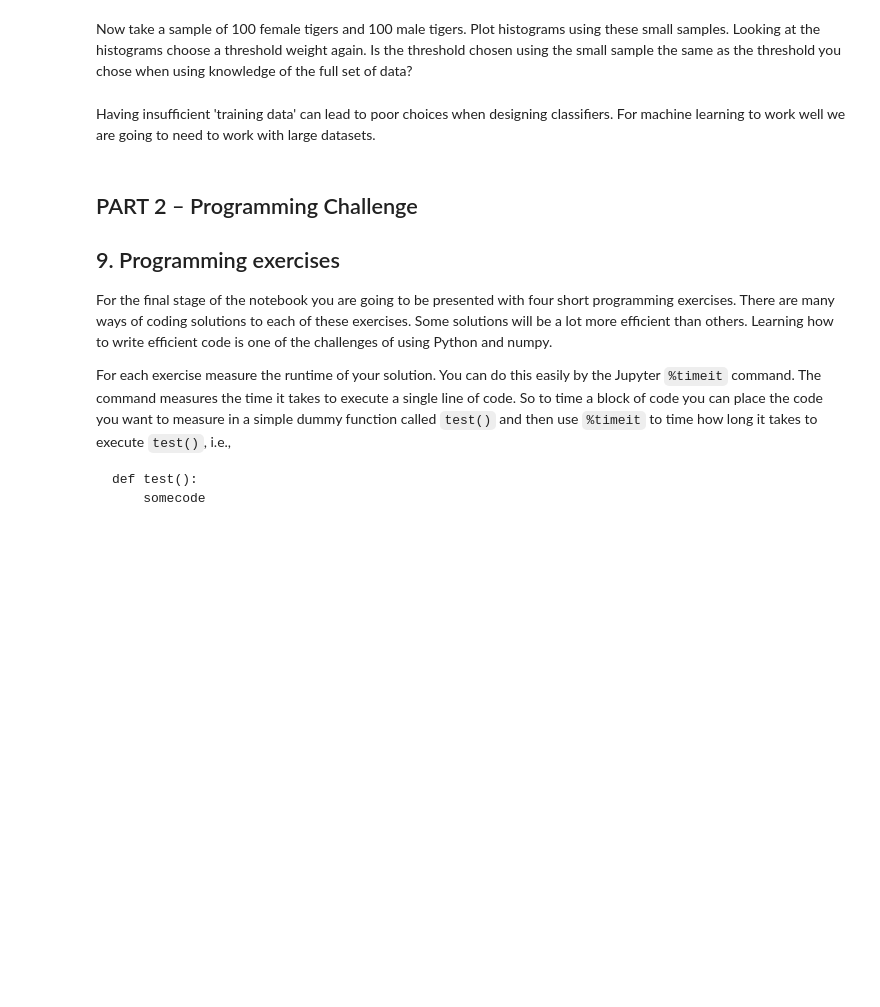
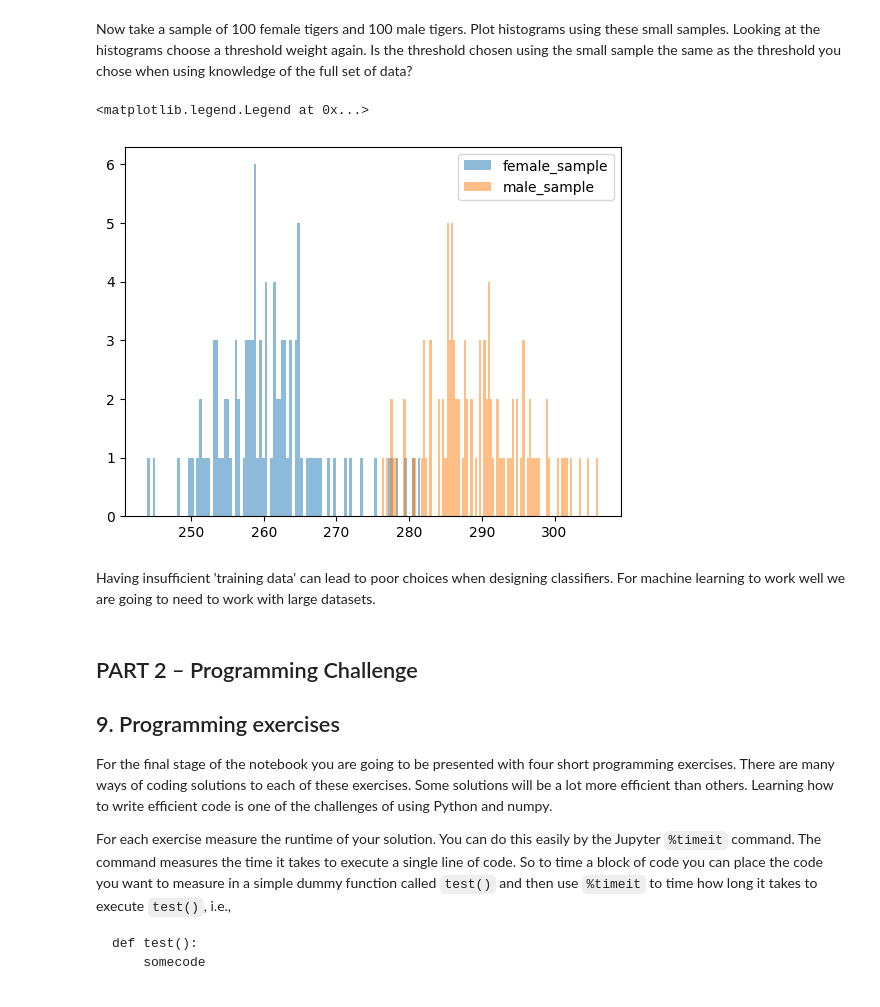
Before and after one commit to AsherYangg/COM2004-3004-Data-Driven-Computing, a Jupyter notebook: week 2/Lab/3_understanding_sampling.ipynb, the cells around one changed output. Drawn from its saved outputs; the diff is of its cells as text; code cells hidden in the pictures; blank space fills up the shorter version.

```diff
--- a/week 2/Lab/3_understanding_sampling.ipynb
+++ b/week 2/Lab/3_understanding_sampling.ipynb
@@ -179,6 +265,14 @@ Compare the histogram of weights of the female and male tigers for the entire po
 Now take a sample of 100 female tigers and 100 male tigers. Plot histograms using these small samples. Looking at the histograms choose a threshold weight again. Is the threshold chosen using the small sample the same as the threshold you chose when using knowledge of the full set of data?
 # %%
 # Write your solution here
+female_sample = female_tigers[np.random.choice(female_tigers.shape[0], 100, replace=False) , 0]
+male_sample = male_tigers[np.random.choice(male_tigers.shape[0], 100, replace=False) , 0]
+plt.hist(female_sample,100,alpha = 0.5,label="female_sample")
+plt.hist(male_sample,100,alpha = 0.5,label="male_sample")
+plt.legend(loc="upper right")
+# %% [output]
+<matplotlib.legend.Legend at 0x...>
+[figure, added]
 # %% [markdown]
 Having insufficient 'training data' can lead to poor choices when designing classifiers. For machine learning to work well we are going to need to work with large datasets.
 # %% [markdown]
```
Also changed, not shown: parts of 23 cells of this notebook, 7 other files.
